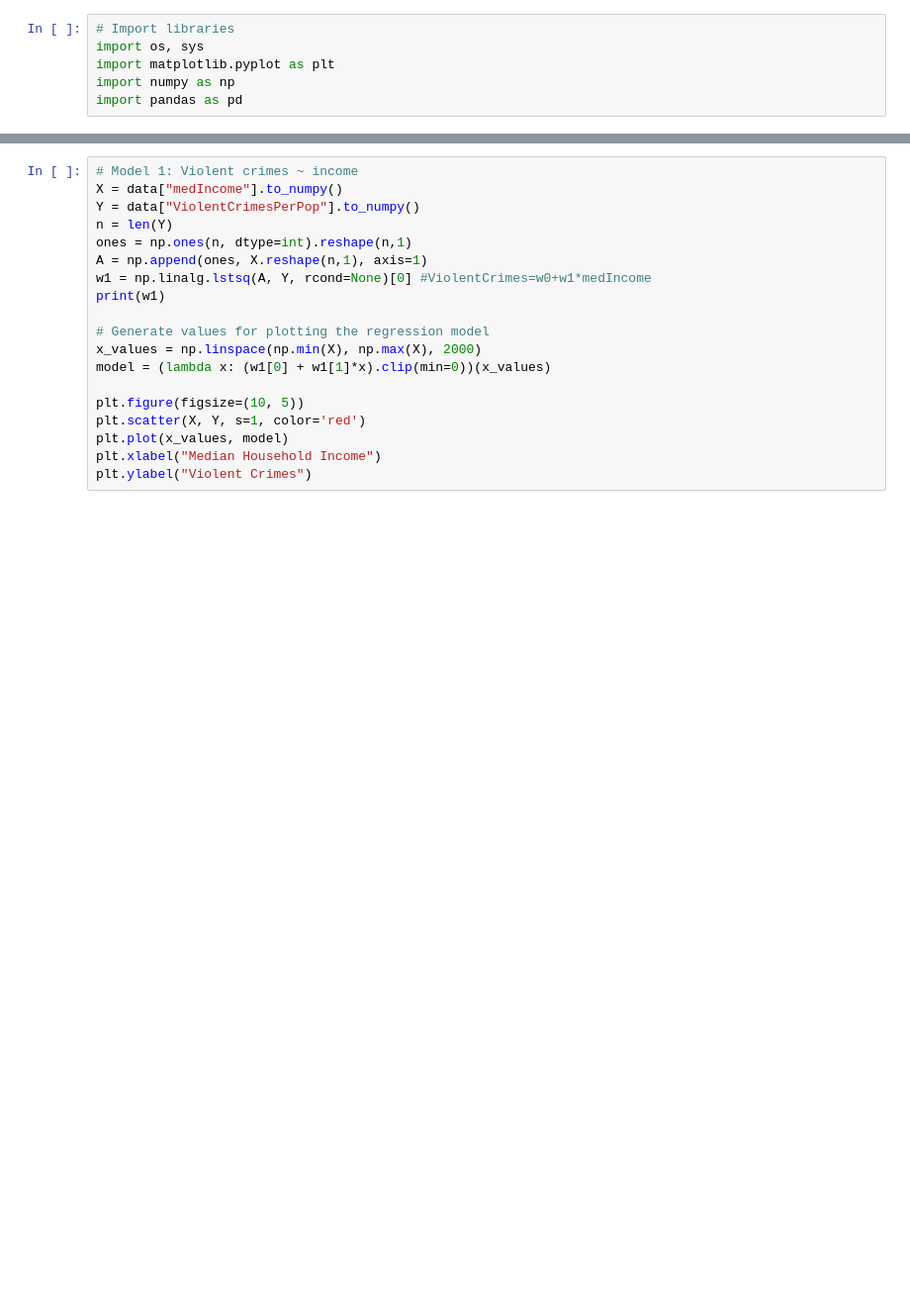
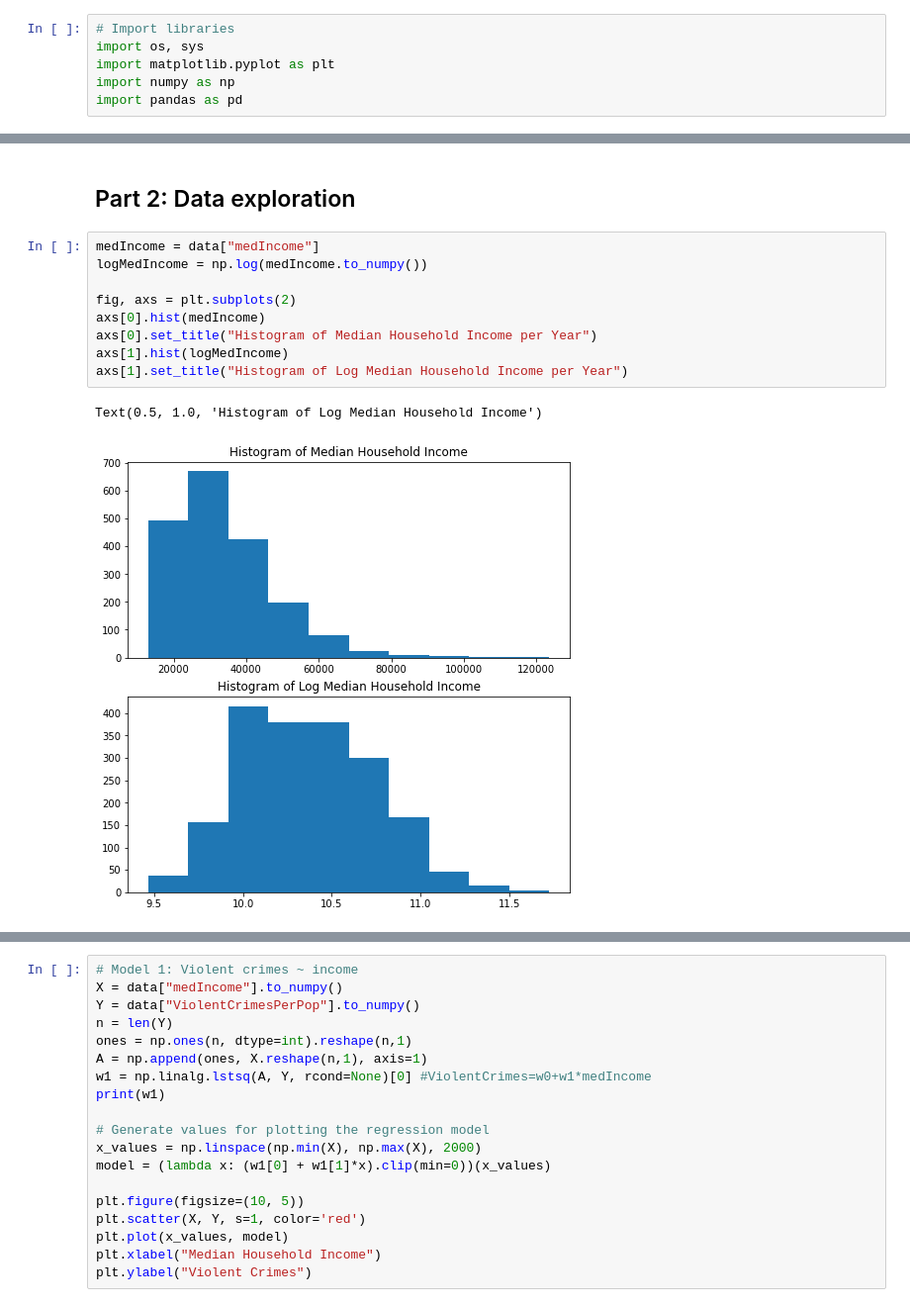
Before and after one commit to MCharming98/COGS_109_Final_Proj, a Jupyter notebook: final_proj.ipynb, the cells around one changed output, grey strips where cells are left out. Shown at 99% size. Cells and saved outputs as stored; diff of their text form; blank space fills up the shorter version.

Commit message:
Add histograms, and sections for written report

```diff
--- a/final_proj.ipynb
+++ b/final_proj.ipynb
@@ -45,3 +49,17 @@ Total columns: 147
 | 2213 | Beevillecity | TX | 19899 | 39.63 | 691.17 | 5340.87 |
 | 2214 | WestSacramentocity | CA | 23287 | 33.68 | 918.89 | 8838.50 |
 1902 rows × 6 columns
+# %% [markdown]
+## Part 2: Data exploration
+# %%
+medIncome = data["medIncome"]
+logMedIncome = np.log(medIncome.to_numpy())
+
+fig, axs = plt.subplots(2)
+axs[0].hist(medIncome)
+axs[0].set_title("Histogram of Median Household Income per Year")
+axs[1].hist(logMedIncome)
+axs[1].set_title("Histogram of Log Median Household Income per Year")
+# %% [output]
+Text(0.5, 1.0, 'Histogram of Log Median Household Income')
+[figure, added]
```
Also changed, not shown: parts of 7 cells of this notebook.
